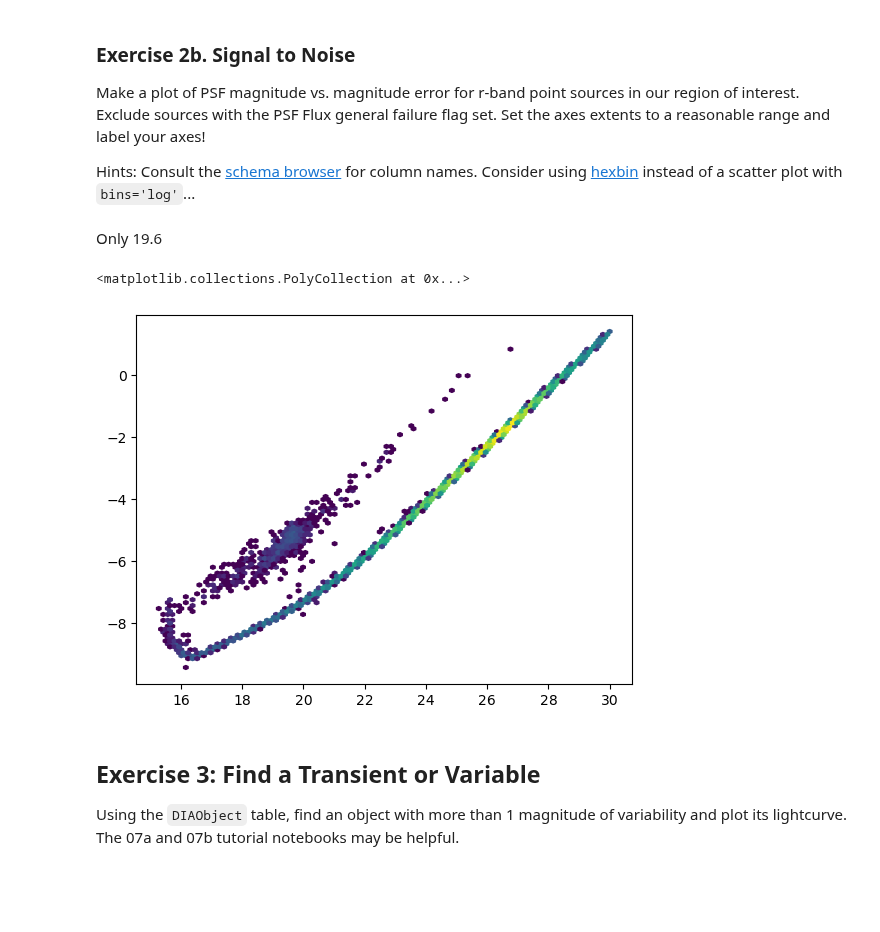
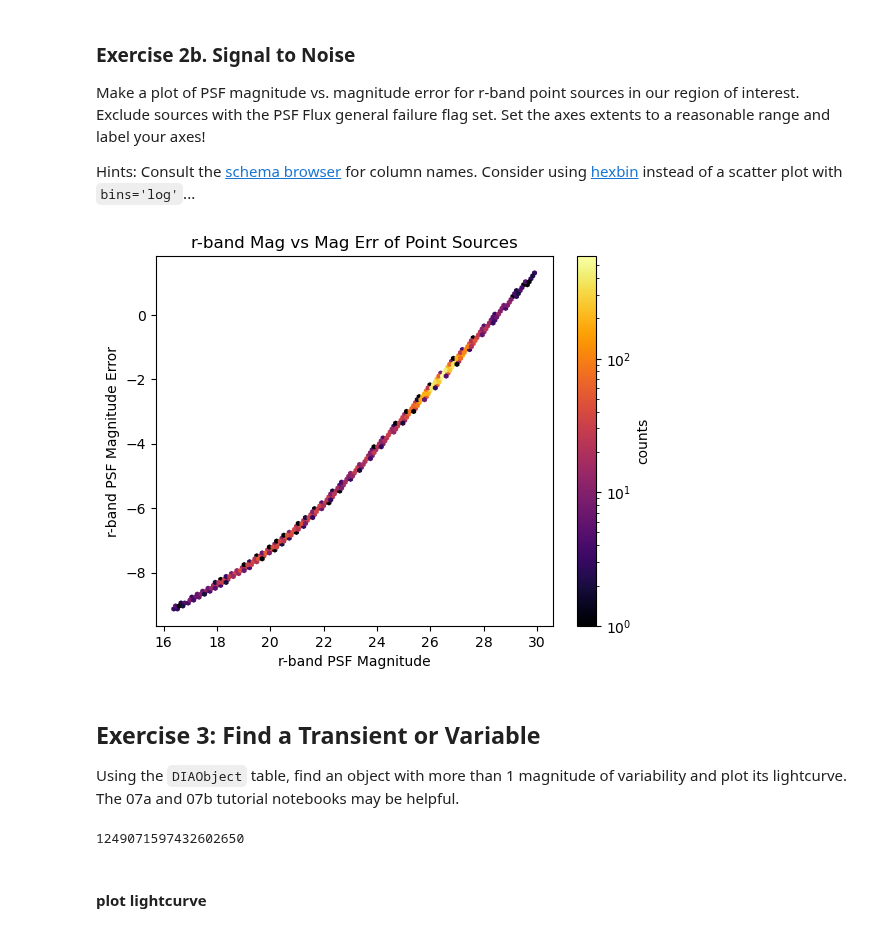
Before and after one commit to ykwang1/astr597-survey-science, a Jupyter notebook: HW/HW2.ipynb, the cells around one changed output. Saved outputs shown, nothing was run; the diff lists cells and outputs as text; code cells hidden in the pictures; blank space fills up the shorter version.

```diff
--- a/HW/HW2.ipynb
+++ b/HW/HW2.ipynb
@@ -225,17 +211,23 @@ print(f"Percent of rows disagreeing with for subset of objects with no flags: {1
 Make a plot of PSF magnitude vs. magnitude error for r-band point sources in our region of interest.  Exclude sources with the PSF Flux general failure flag set.  Set the axes extents to a reasonable range and label your axes!
 
 Hints:  Consult the [schema browser](https://dm.lsst.org/sdm_schemas/browser/dp02.html#Object) for column names.  Consider using [hexbin](https://matplotlib.org/stable/api/_as_gen/matplotlib.pyplot.hexbin.html) instead of a scatter plot with `bins='log'`...
-# %% [markdown]
-Only 19.6
 # %%
-data = df[df['r_psfFlux_flag'] == False ]
-data = data.query('r_psfMag < 30')
-plt.hexbin(data['r_psfMag'], np.log(data['r_psfMagErr']), bins='log')
-plt.xlabel('PSF magnitude of r-band point sources')
-# plt.yscale('log')
+data = df[df['r_psfFlux_flag'] == False ] # Exclude sources with failure flag
+data = data.query('r_psfMag < 30') # restrict data to <30 mag, which is already far fainter than the lsst r-band maglim
+data = data[data[nonflag].sum(axis=1) == 0].dropna() # restrict to pt sources with extendedness == 0 in all 6 bands
+
+# plot 2d histogram with hexbins
+fig, ax = plt.subplots()
+hb = ax.hexbin(data['r_psfMag'], np.log(data['r_psfMagErr']), bins='log', cmap='inferno')
+ax.set_title("r-band Mag vs Mag Err of Point Sources")
+cb = fig.colorbar(hb, ax=ax)
+cb.set_label('counts')
+ax.set_xlabel('r-band PSF Magnitude')
+ax.set_ylabel('r-band PSF Magnitude Error')
+
+plt.show()
 # %% [output]
-<matplotlib.collections.PolyCollection at 0x...>
-[figure, old version]
+[figure, new version]
 # %% [markdown]
 ## Exercise 3: Find a Transient or Variable
 
@@ -268 +246,5 @@ for obj in test['diaObjectId'].data:
+# %%
+objId
+# %% [output]
+1249071597432602650
 # %%
@@ -277,3 +257,5 @@ data = results.to_pandas()
+# %% [markdown]
+#### plot lightcurve
 # %%
 %config InlineBackend.figure_format = 'retina'
 # %%
```
Also changed, not shown: parts of 23 cells of this notebook.
